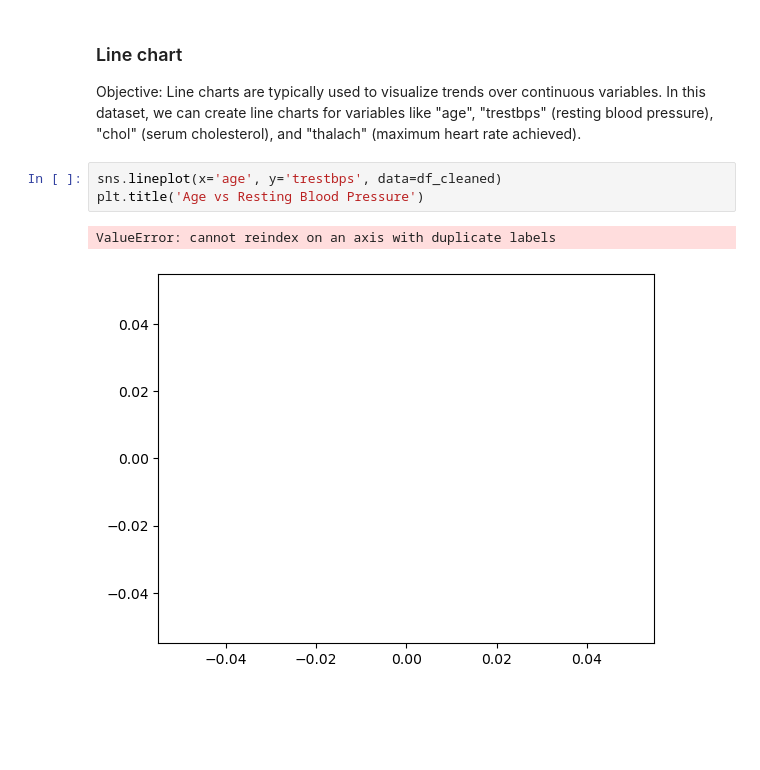
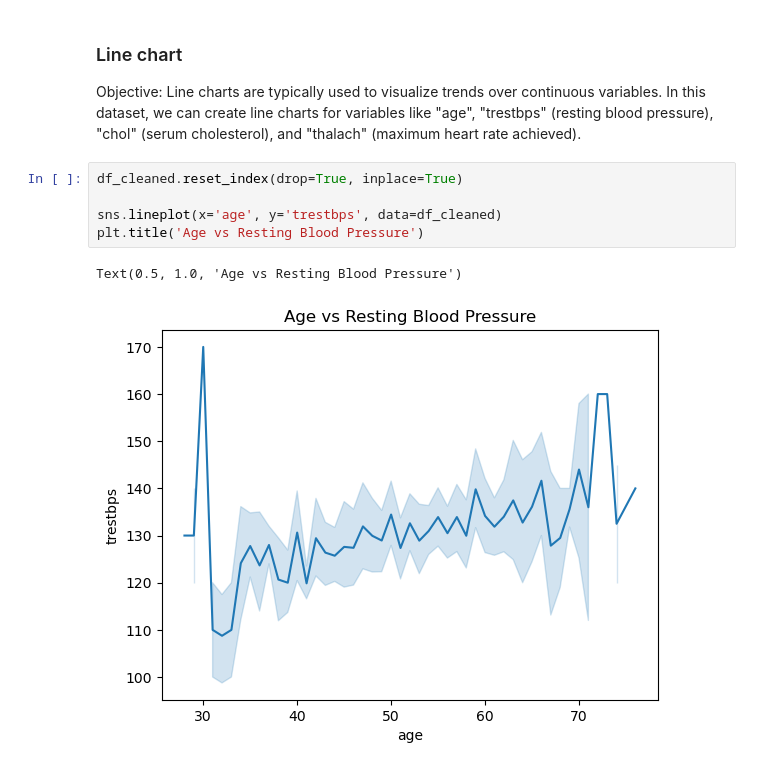
Before and after one commit to OmNikam04/TE-IT-DSBDAL, a Jupyter notebook: Python_Programs/17-18-heart-disease-visualization/heart-visualization.ipynb, the cells around one changed output. Saved outputs shown, nothing was run; the diff lists cells and outputs as text; blank space fills up the shorter version.

```diff
--- a/Python_Programs/17-18-heart-disease-visualization/heart-visualization.ipynb
+++ b/Python_Programs/17-18-heart-disease-visualization/heart-visualization.ipynb
@@ -315,8 +315,10 @@ Text(0.5, 1.0, 'Sex Distribution')
 ### Line chart
 Objective: Line charts are typically used to visualize trends over continuous variables. In this dataset, we can create line charts for variables like "age", "trestbps" (resting blood pressure), "chol" (serum cholesterol), and "thalach" (maximum heart rate achieved).
 # %%
+df_cleaned.reset_index(drop=True, inplace=True)
+
 sns.lineplot(x='age', y='trestbps', data=df_cleaned)
 plt.title('Age vs Resting Blood Pressure')
 # %% [output]
-ValueError: cannot reindex on an axis with duplicate labels
+Text(0.5, 1.0, 'Age vs Resting Blood Pressure')
-[figure, old version]
+[figure, new version]
```
Also changed, not shown: 3 other files.
